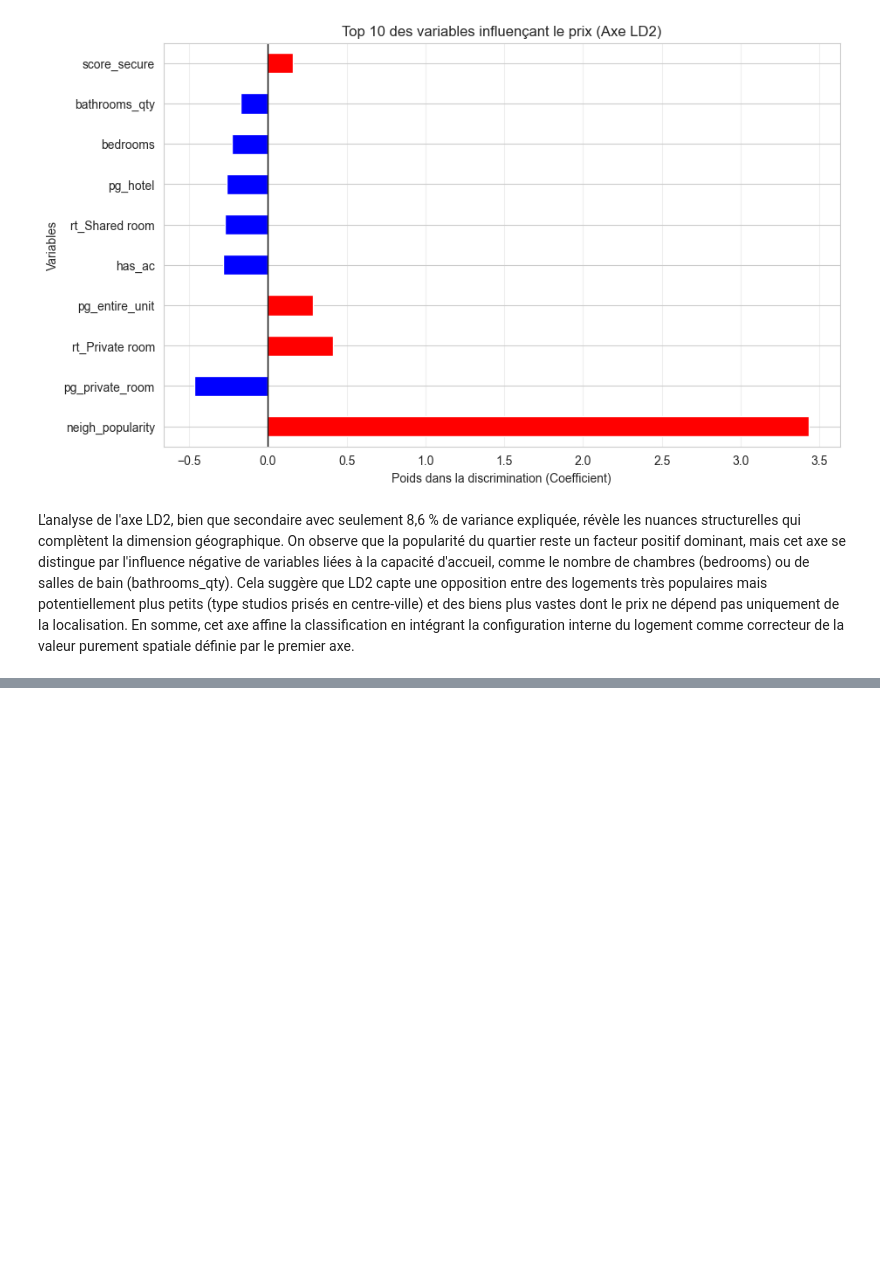
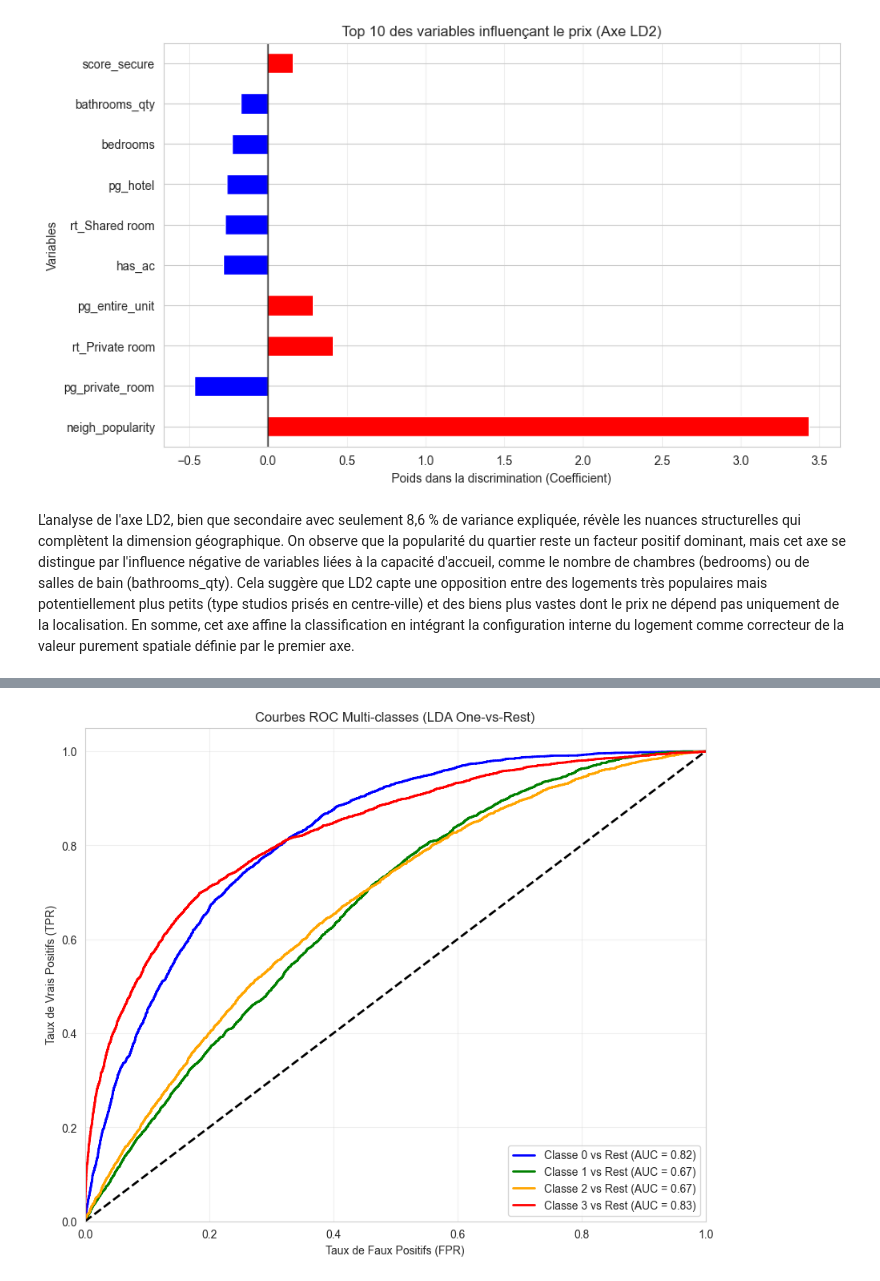
Before and after one commit to Felix-prjcts/ML_Airbnb_domain_generalisation, a Jupyter notebook: ML_Paris/LDA_Paris.ipynb, the cells around one changed output, grey strips where cells are left out. Saved outputs shown, nothing was run; the diff lists cells and outputs as text; code cells hidden in the pictures; blank space fills up the shorter version.

```diff
--- a/ML_Paris/LDA_Paris.ipynb
+++ b/ML_Paris/LDA_Paris.ipynb
@@ -258,0 +290,38 @@ L'analyse de l'axe LD2, bien que secondaire avec seulement 8,6 % de variance exp
+# %%
+# %% [markdown]
+# ## 8. Courbes ROC One-vs-Rest (LDA)
+# Isolation de chaque classe vs le reste pour évaluer la performance par quartile
+
+# %%
+from sklearn.metrics import roc_curve, auc
+from sklearn.preprocessing import label_binarize
+
+# 1. Binarisation de la target pour le mode One-vs-Rest
+y_test_bin = label_binarize(y_test, classes=[0, 1, 2, 3])
+n_classes = y_test_bin.shape[1]
+
+# 2. Obtention des probabilités de prédiction via LDA
+y_score = lda.predict_proba(X_test)
+
+# 3. Calcul et affichage des courbes
+plt.figure(figsize=(10, 8))
+colors = ['blue', 'green', 'orange', 'red']
+
+for i in range(n_classes):
+    fpr, tpr, _ = roc_curve(y_test_bin[:, i], y_score[:, i])
+    roc_auc = auc(fpr, tpr)
+    plt.plot(fpr, tpr, color=colors[i], lw=2,
+             label=f'Classe {i} vs Rest (AUC = {roc_auc:.2f})')
+
+# 4. Habillage du graphique
+plt.plot([0, 1], [0, 1], 'k--', lw=2) # Ligne de chance aléatoire
+plt.xlim([0.0, 1.0])
+plt.ylim([0.0, 1.05])
+plt.xlabel('Taux de Faux Positifs (FPR)')
+plt.ylabel('Taux de Vrais Positifs (TPR)')
+plt.title('Courbes ROC Multi-classes (LDA One-vs-Rest)')
+plt.legend(loc="lower right")
+plt.grid(alpha=0.3)
+plt.show()
+# %% [output]
+[figure, added]
```
Also changed, not shown: parts of 5 cells of this notebook.
